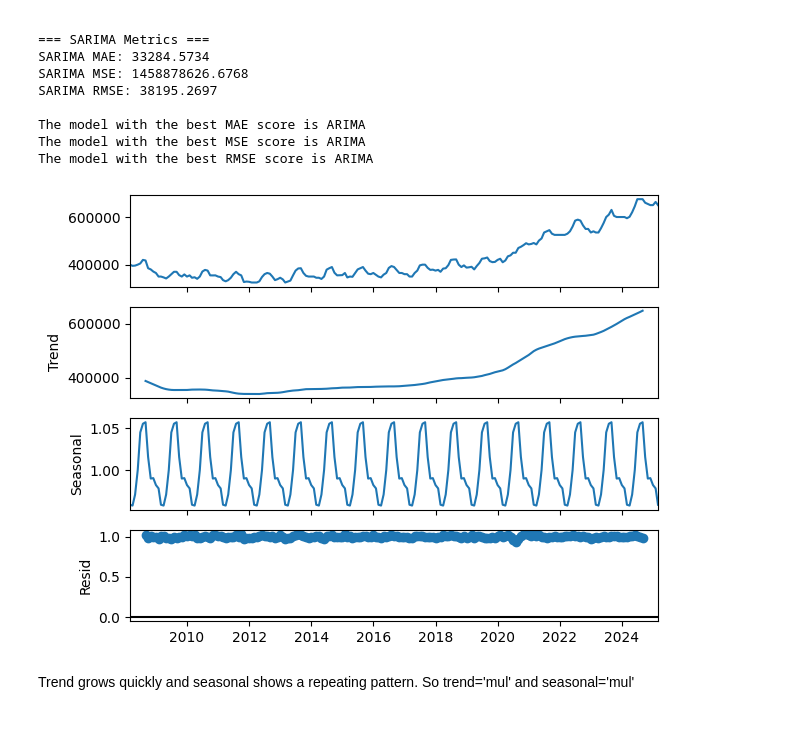
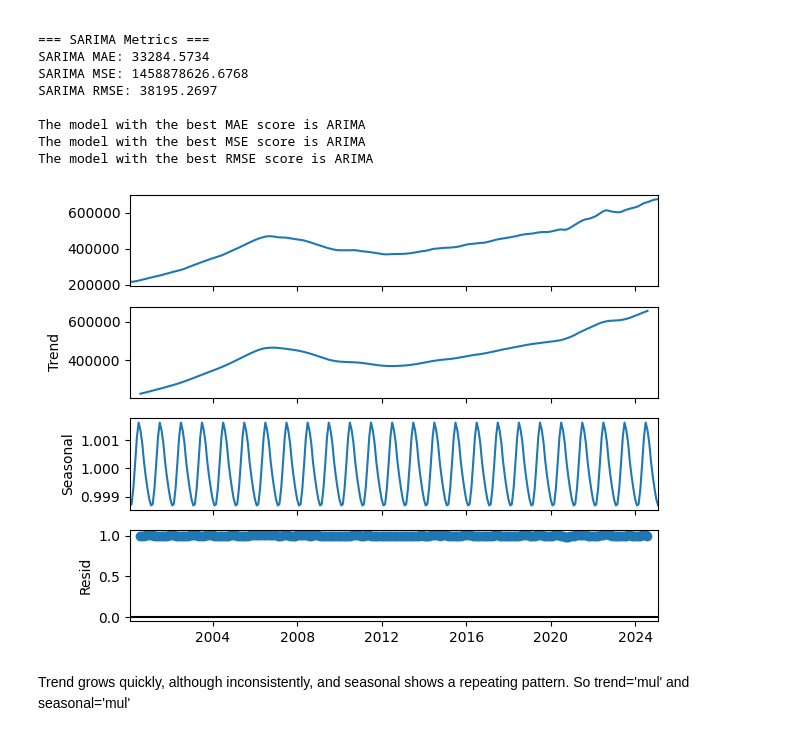
Before and after one commit to JohnathanChan973/CS439_Project_Housing, a Jupyter notebook: db_processing.ipynb, the cells around one changed output. Cells and saved outputs as stored; diff of their text form; code cells hidden in the pictures.

```diff
--- a/db_processing.ipynb
+++ b/db_processing.ipynb
@@ -1659,16 +1659,16 @@ The model with the best MAE score is ARIMA
 The model with the best MSE score is ARIMA
 The model with the best RMSE score is ARIMA
 # %%
-raw_ny_df = DB.select_merged_table({"Metro_Sales_Raw_Data", "Metro_Location_Data"}, key_value=394913, cols=["Date", "Median_Sales_Raw"]) # NYC
-raw_ny_df["Date"] = pd.to_datetime(raw_ny_df["Date"], errors="coerce")
-raw_ny_df.set_index("Date", inplace=True)
+ny_df = DB.select_merged_table({"Metro_ZHVI_Data", "Metro_Location_Data"}, key_value=394913, cols=["Date", "ZHVI"]) # NYC
+ny_df["Date"] = pd.to_datetime(ny_df["Date"], errors="coerce")
+ny_df.set_index("Date", inplace=True)
 
 # Decompose into trend, seasonality, and residual
-raw_ny_decomposition = seasonal_decompose(raw_ny_df, model='multiplicative')
-raw_ny_decomposition.plot()
+ny_decomposition = seasonal_decompose(ny_df, model='multiplicative')
+ny_decomposition.plot()
 plt.show()
 # %% [output]
-[figure, old version]
+[figure, new version]
 # %% [markdown]
-Trend grows quickly and seasonal shows a repeating pattern. So trend='mul' and seasonal='mul'
+Trend grows quickly, although inconsistently, and seasonal shows a repeating pattern. So trend='mul' and seasonal='mul'
 # %%
```
Also changed, not shown: parts of 3 cells of this notebook.
